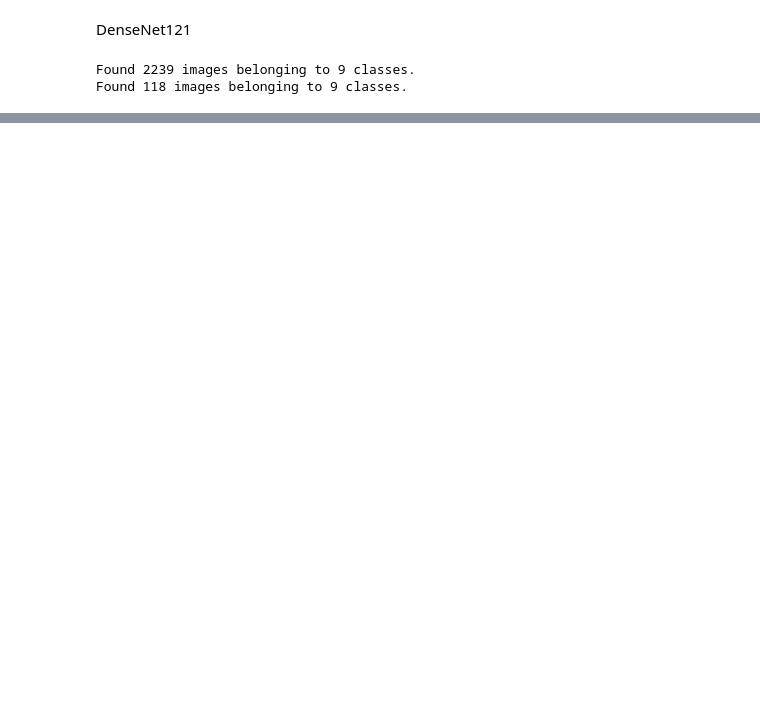
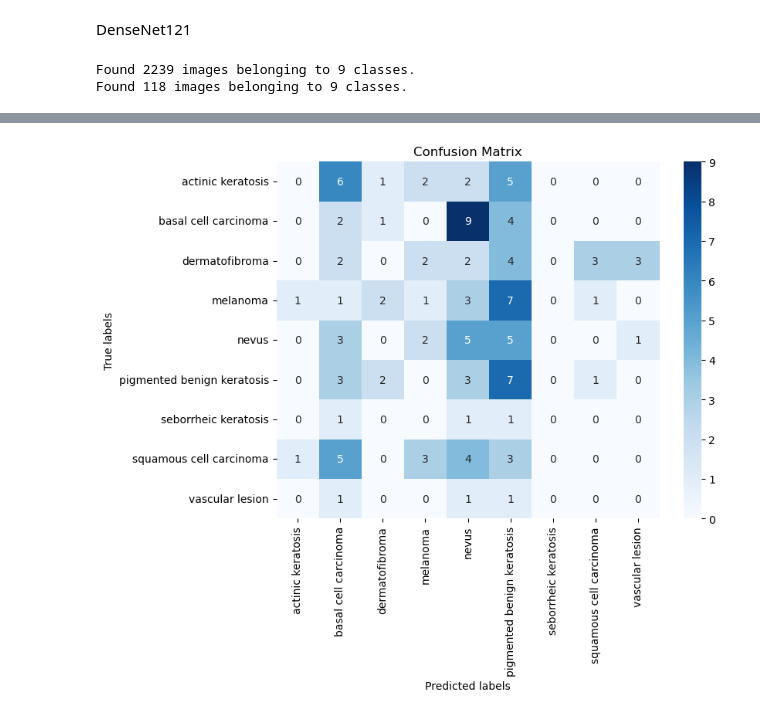
Before and after one commit to aveseq/Skin-Cancer, a Jupyter notebook: ISIC_dataset.ipynb, the cells around one changed output, grey strips where cells are left out. Saved outputs shown, nothing was run; the diff lists cells and outputs as text; code cells hidden in the pictures; blank space fills up the shorter version.

```diff
--- a/ISIC_dataset.ipynb
+++ b/ISIC_dataset.ipynb
@@ -863,7 +923,7 @@ base_model.trainable = False
 x = base_model.output
 x = GlobalAveragePooling2D()(x)
 x = Dense(1024, activation='relu')(x)
-predictions = Dense(7, activation='softmax')(x)
+predictions = Dense(9, activation='softmax')(x)
 # %%
 # Define the model
 Dense_model = Model(inputs=base_model.input, outputs=predictions)
@@ -882,7 +942,7 @@ train_datagen = ImageDataGenerator(
 val_datagen = ImageDataGenerator(rescale=1./255)
 # %%
 batch_size = 32
-epochs = 10
+epochs = 20
 
 # Define the training and validation data generators
 train_datagen = ImageDataGenerator(rescale=1./255, shear_range=0.2, zoom_range=0.2, horizontal_flip=True)
@@ -902,15 +962,3 @@ val_generator = val_datagen.flow_from_directory(
 # %% [output]
 Found 2239 images belonging to 9 classes.
 Found 118 images belonging to 9 classes.
-# %%
-# Train the model
-Dense_model.fit(
-    train_generator,
-    epochs=epochs,
-    validation_data=val_generator,
-    callbacks=[
-        tf.keras.callbacks.ReduceLROnPlateau(monitor='val_loss', factor=0.1, patience=5, min_lr=0.0001),
-        tf.keras.callbacks.EarlyStopping(monitor='val_loss', patience=3, restore_best_weights=True),
-        tf.keras.callbacks.ModelCheckpoint(filepath='densenet.h5', monitor='val_loss', save_best_only=True)
-    ]
-)
@@ -922,0 +998,16 @@ Detected at node 'categorical_crossentropy/softmax_cross_entropy_with_logits' de
+# %%
+# Get the true labels
+true_labels = val_generator.classes
+
+# Generate predictions
+predictions = Dense_model.predict(val_generator)
+
+# Convert predictions to class labels
+predicted_labels = np.argmax(predictions, axis=1)
+
+# Compute confusion matrix
+cm = confusion_matrix(true_labels, predicted_labels)
+
+# Print confusion matrix
+print("Confusion Matrix:")
+print(cm)
@@ -922,0 +1026,10 @@ Detected at node 'categorical_crossentropy/softmax_cross_entropy_with_logits' de
+# %%
+# Plot confusion matrix
+plt.figure(figsize=(8, 6))
+sns.heatmap(cm, annot=True, cmap='Blues', fmt='g', xticklabels=val_generator.class_indices, yticklabels=val_generator.class_indices)
+plt.xlabel('Predicted labels')
+plt.ylabel('True labels')
+plt.title('Confusion Matrix')
+plt.show()
+# %% [output]
+[figure, added]
```
Also changed, not shown: parts of 39 cells of this notebook.
